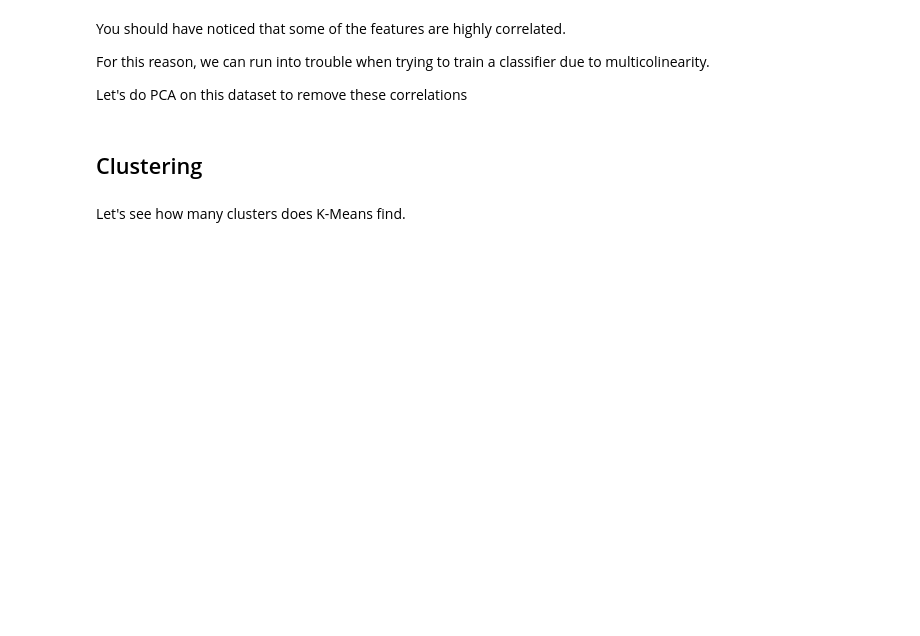
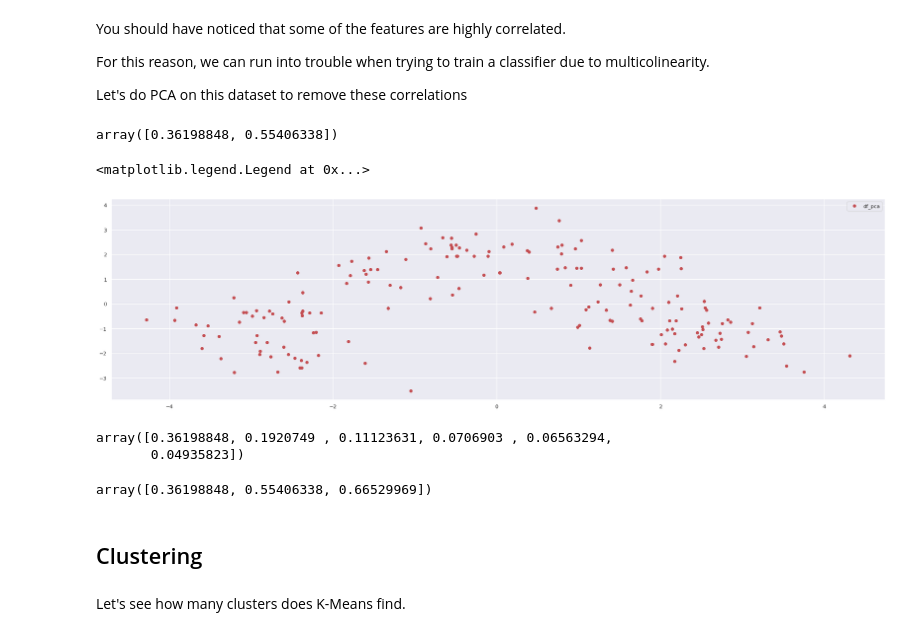
Before and after one commit to prishilevant/ce888, a Jupyter notebook: lab5/lab_exploration.ipynb, the cells around one changed output. Saved outputs shown, nothing was run; the diff lists cells and outputs as text; code cells hidden in the pictures; blank space fills up the shorter version.

```diff
--- a/lab5/lab_exploration.ipynb
+++ b/lab5/lab_exploration.ipynb
@@ -78,26 +149,56 @@ Let's do PCA on this dataset to remove these correlations
 # Let's do PCA:
 # HINT: I suggest you attempt Q5 of the quiz and then use the function you developed
 #       in this and some of the following cells.
-
+def std_pca(df, var=0.5):
+    y_flag = False
+    if 'y' in df:
+      y = df['y']
+      df = df.loc[:, df. columns != 'y']
+      y_flag = True
+    standard_transformer = StandardScaler()
+    df = standard_transformer.fit_transform(df)
+    pca = PCA(n_components=var, random_state=100)
+    x_pca = pca.fit_transform(df)
+    if y_flag:
+      x_pca = np.column_stack((x_pca, y))
+    return x_pca, pca
 # 1. Standardise your data using a StandardScaler. Make sure you're not scaling the 'y'!
 
 # YOUR CODE HERE
+df_pca, pca = std_pca(df_features, var=2)
 
 # 2. Do PCA with 2 components. How much variance is retained from the original dataset?
-
+df_pca, pca = std_pca(df_features, var=2)
 # YOUR CODE HERE
+pca.explained_variance_ratio_.cumsum()
+# %% [output]
+array([0.36198848, 0.55406338])
 # %%
 # Plot your two components, using the label from the data to colour the points
 
 # YOUR CODE HERE
+plt.scatter(df_pca[:,0], df_pca[:,1], c = "r", label = "df_pca")
+plt.legend(ncol=1)
+# %% [output]
+<matplotlib.legend.Legend at 0x...>
+[figure, added]
 # %%
 # How many components do you need to keep at least 85% of the variance in the dataset? (Q6)
 
 # YOUR CODE HERE
+pca_df, pca = std_pca(df_features, var=0.85)
+pca.explained_variance_ratio_
+# %% [output]
+array([0.36198848, 0.1920749 , 0.11123631, 0.0706903 , 0.06563294,
+       0.04935823])
 # %%
 # How much variance is retained if we do PCA with 3 components? (Q7)
 
 # YOUR CODE HERE
+pca_df, pca = std_pca(df_features, var=3)
+pca.explained_variance_ratio_.cumsum()
+# %% [output]
+array([0.36198848, 0.55406338, 0.66529969])
 # %% [markdown]
 ## Clustering
 # %% [markdown]
```
Also changed, not shown: parts of 17 cells of this notebook.
